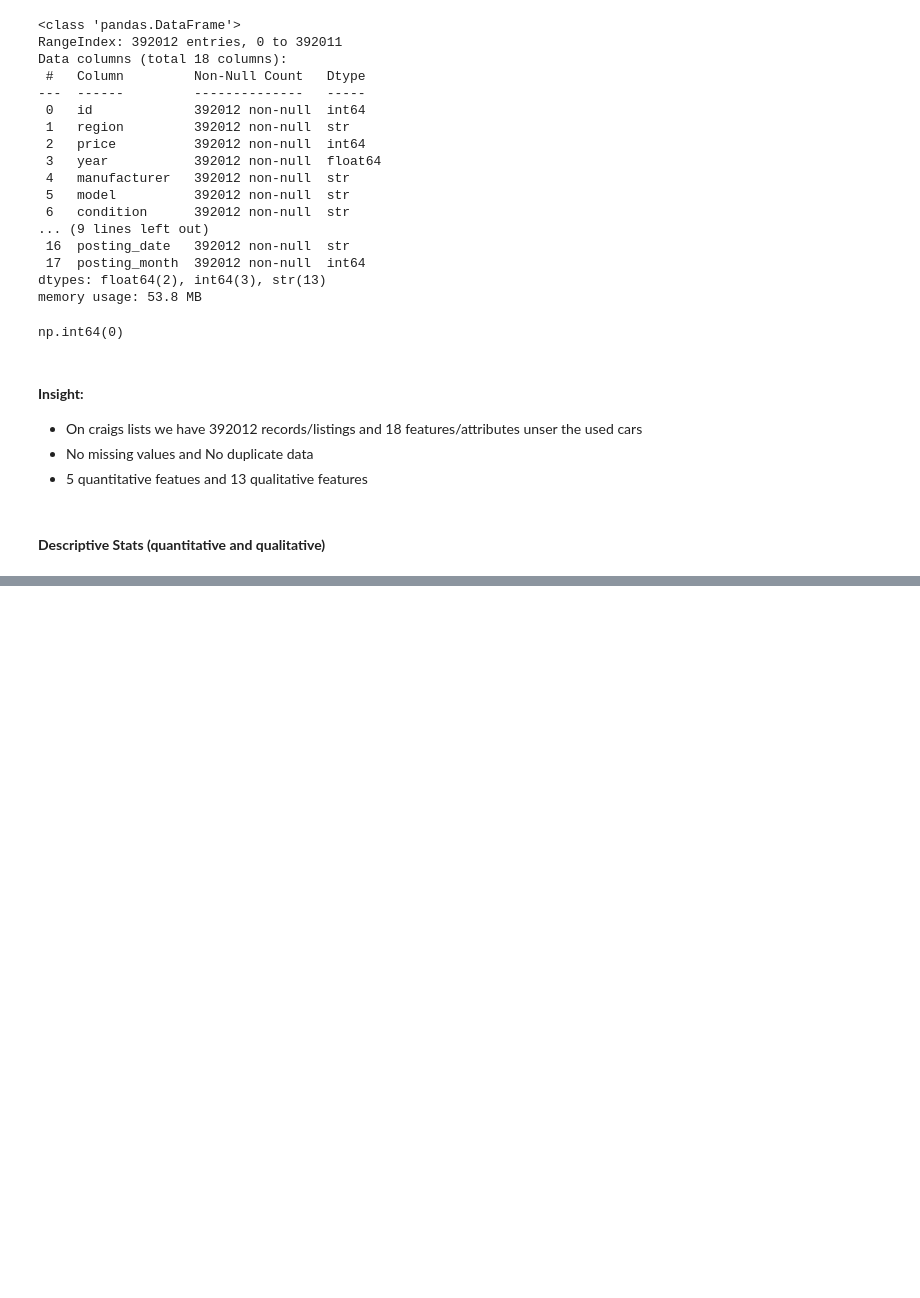
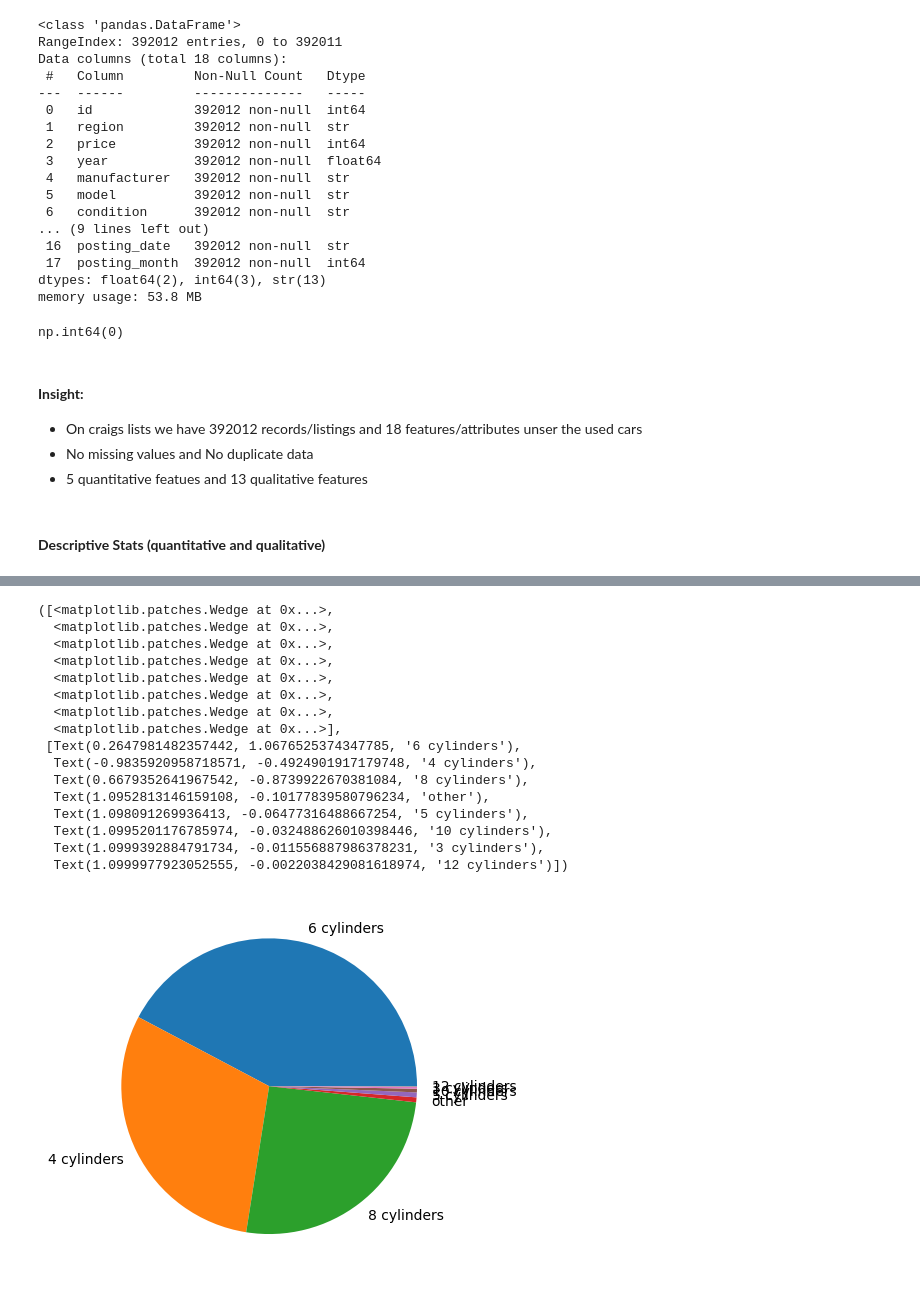
Before and after one commit to JosephRidge/Analysis101, a Jupyter notebook: used_cars_craigslist.ipynb, the cells around one changed output, grey strips where cells are left out. Saved outputs shown, nothing was run; the diff lists cells and outputs as text; code cells hidden in the pictures; blank space fills up the shorter version.

```diff
--- a/used_cars_craigslist.ipynb
+++ b/used_cars_craigslist.ipynb
@@ -128,3 +128,5 @@ np.int64(0)
 - 5 quantitative featues and 13 qualitative features
 # %% [markdown]
 #### **Descriptive Stats (quantitative and qualitative)**
+# %%
+used_cars_df['year'] = used_cars_df['year'].astype("int64") # converting year column to an integer
@@ -130,0 +207,3 @@ np.int64(0)
+# %%
+freq = used_cars_df['cylinders'].value_counts()
+freq
@@ -130,0 +221,23 @@ np.int64(0)
+# %%
+labels = freq.index
+# %%
+fig, ax = plt.subplots()
+ax.pie(freq, labels=labels)
+# %% [output]
+([<matplotlib.patches.Wedge at 0x...>,
+  <matplotlib.patches.Wedge at 0x...>,
+  <matplotlib.patches.Wedge at 0x...>,
+  <matplotlib.patches.Wedge at 0x...>,
+  <matplotlib.patches.Wedge at 0x...>,
+  <matplotlib.patches.Wedge at 0x...>,
+  <matplotlib.patches.Wedge at 0x...>,
+  <matplotlib.patches.Wedge at 0x...>],
+ [Text(0.2647981482357442, 1.0676525374347785, '6 cylinders'),
+  Text(-0.9835920958718571, -0.4924901917179748, '4 cylinders'),
+  Text(0.6679352641967542, -0.8739922670381084, '8 cylinders'),
+  Text(1.0952813146159108, -0.10177839580796234, 'other'),
+  Text(1.098091269936413, -0.06477316488667254, '5 cylinders'),
+  Text(1.0995201176785974, -0.032488626010398446, '10 cylinders'),
+  Text(1.0999392884791734, -0.011556887986378231, '3 cylinders'),
+  Text(1.0999977923052555, -0.0022038429081618974, '12 cylinders')])
+[figure, added]
```
Also changed, not shown: parts of 9 cells of this notebook.
